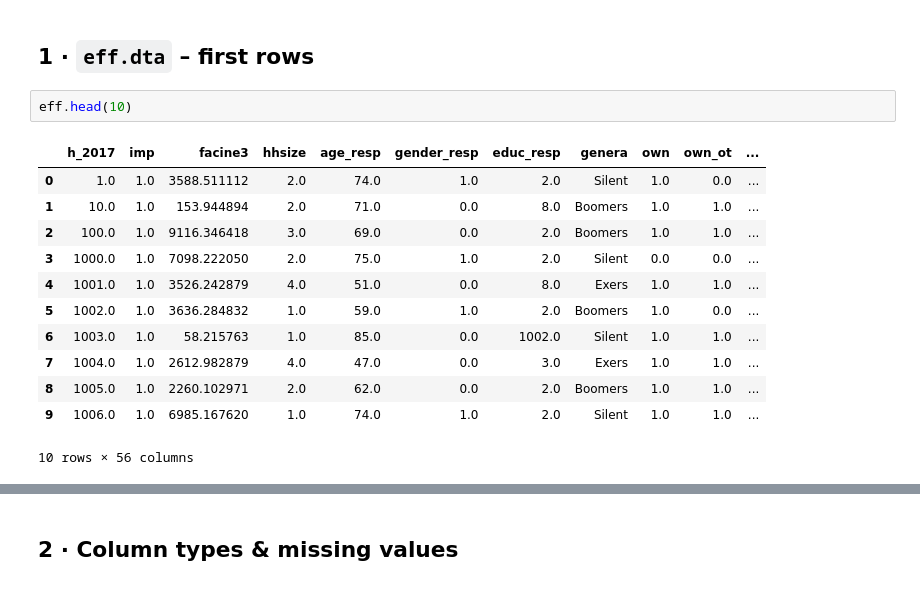
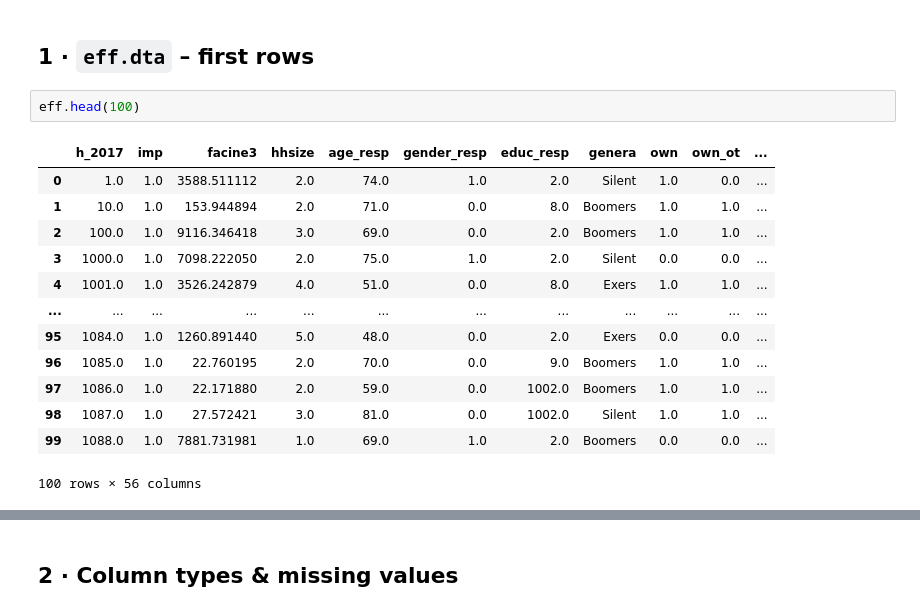
Before and after one commit to Stef-creator/Survey-of-Household-Finances, a Jupyter notebook: explore_data.ipynb, the cells around one changed output, grey strips where cells are left out. Drawn from its saved outputs; the diff is of its cells as text.

```diff
--- a/explore_data.ipynb
+++ b/explore_data.ipynb
@@ -18,17 +18,18 @@ secondlang shape: (12, 2)
 # %% [markdown]
 ## 1 · `eff.dta` – first rows
 # %%
-eff.head(10)
+eff.head(100)
 # %% [output]
 |  | h_2017 | imp | facine3 | hhsize | age_resp | gender_resp | educ_resp | genera | own | own_ot | ... |
 | 0 | 1.0 | 1.0 | 3588.511112 | 2.0 | 74.0 | 1.0 | 2.0 | Silent | 1.0 | 0.0 | ... |
 | 1 | 10.0 | 1.0 | 153.944894 | 2.0 | 71.0 | 0.0 | 8.0 | Boomers | 1.0 | 1.0 | ... |
 | 2 | 100.0 | 1.0 | 9116.346418 | 3.0 | 69.0 | 0.0 | 2.0 | Boomers | 1.0 | 1.0 | ... |
 | 3 | 1000.0 | 1.0 | 7098.222050 | 2.0 | 75.0 | 1.0 | 2.0 | Silent | 0.0 | 0.0 | ... |
 | 4 | 1001.0 | 1.0 | 3526.242879 | 4.0 | 51.0 | 0.0 | 8.0 | Exers | 1.0 | 1.0 | ... |
-| 5 | 1002.0 | 1.0 | 3636.284832 | 1.0 | 59.0 | 1.0 | 2.0 | Boomers | 1.0 | 0.0 | ... |
-| 6 | 1003.0 | 1.0 | 58.215763 | 1.0 | 85.0 | 0.0 | 1002.0 | Silent | 1.0 | 1.0 | ... |
-| 7 | 1004.0 | 1.0 | 2612.982879 | 4.0 | 47.0 | 0.0 | 3.0 | Exers | 1.0 | 1.0 | ... |
-| 8 | 1005.0 | 1.0 | 2260.102971 | 2.0 | 62.0 | 0.0 | 2.0 | Boomers | 1.0 | 1.0 | ... |
-| 9 | 1006.0 | 1.0 | 6985.167620 | 1.0 | 74.0 | 1.0 | 2.0 | Silent | 1.0 | 1.0 | ... |
+| ... | ... | ... | ... | ... | ... | ... | ... | ... | ... | ... | ... |
+| 95 | 1084.0 | 1.0 | 1260.891440 | 5.0 | 48.0 | 0.0 | 2.0 | Exers | 0.0 | 0.0 | ... |
+| 96 | 1085.0 | 1.0 | 22.760195 | 2.0 | 70.0 | 0.0 | 9.0 | Boomers | 1.0 | 1.0 | ... |
+| 97 | 1086.0 | 1.0 | 22.171880 | 2.0 | 59.0 | 0.0 | 1002.0 | Boomers | 1.0 | 1.0 | ... |
+| 98 | 1087.0 | 1.0 | 27.572421 | 3.0 | 81.0 | 0.0 | 1002.0 | Silent | 1.0 | 1.0 | ... |
+| 99 | 1088.0 | 1.0 | 7881.731981 | 1.0 | 69.0 | 1.0 | 2.0 | Boomers | 0.0 | 0.0 | ... |
-10 rows × 56 columns
+100 rows × 56 columns
```
Also changed, not shown: parts of 9 cells of this notebook, 11 other files.
